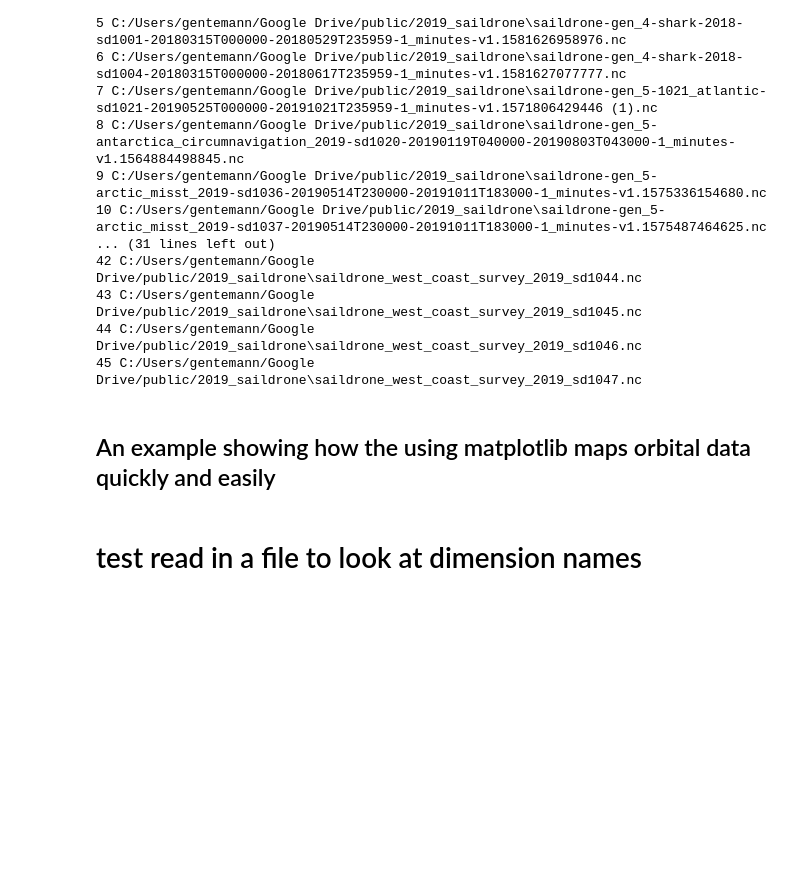
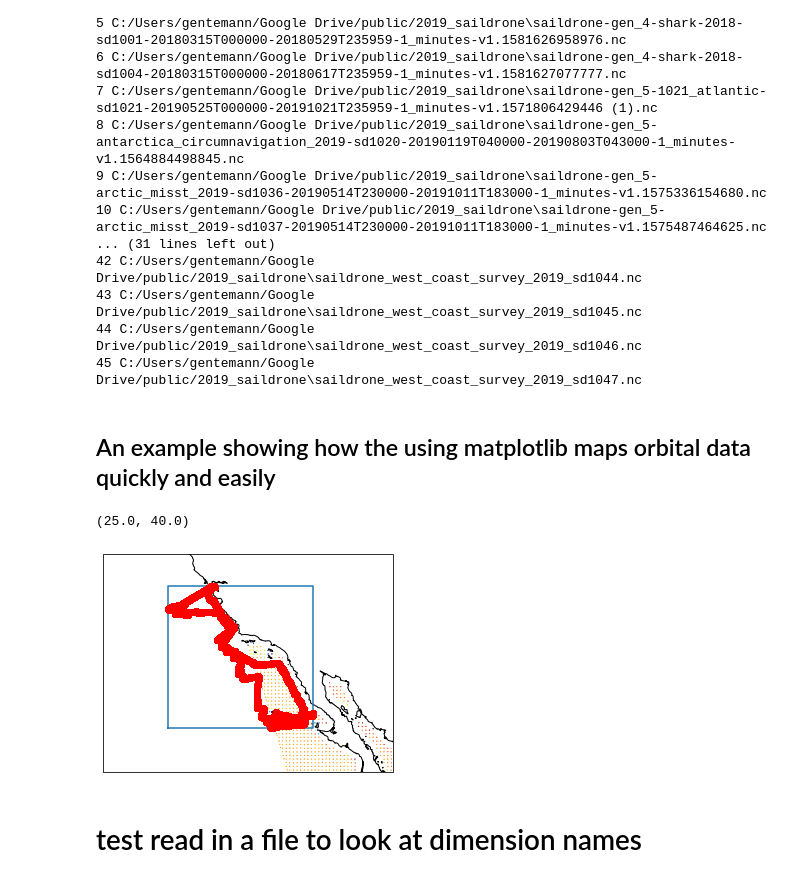
Before and after one commit to cgentemann/salinity, a Jupyter notebook: All_saildrone_collocate_with_sss.ipynb, the cells around one changed output. Saved outputs shown, nothing was run; the diff lists cells and outputs as text; code cells hidden in the pictures; blank space fills up the shorter version.

```diff
--- a/All_saildrone_collocate_with_sss.ipynb
+++ b/All_saildrone_collocate_with_sss.ipynb
@@ -64,22 +66,26 @@ number of file: 46
 # %%
 adir = 'C:/Users/gentemann/Google Drive/public/2019_saildrone/'
-ds_usv = data_dict['saildrone_west_coast_survey_2019_sd1047']
-file = 'F:/data/sat_data/smap/SSS/L2/JPL/V4.3/2016/002/SMAP_L2B_SSS_04909_20160102T044855_R16010_V4.3.h5'
-#file = 'F:/data/sat_data/smap/SSS/L2/RSS/V3/40km/2018/115/RSS_SMAP_SSS_L2C_40km_r17250_20180425T004136_2018115_FNL_V03.0.nc'
+ds_usv = xr.open_dataset(files[4]).rename({'latitude':'lat','longitude':'lon'})
+#file = 'F:/data/sat_data/smap/SSS/L2/JPL/V4.3/2016/002/SMAP_L2B_SSS_04909_20160102T044855_R16010_V4.3.h5'
+file = 'F:/data/sat_data/smap/SSS/L2/RSS/V3/40km/2018/115/RSS_SMAP_SSS_L2C_40km_r17250_20180425T004136_2018115_FNL_V03.0.nc'
 ds = xr.open_dataset(file)
 ds.close()
 x = ds.cellon.data
 y = ds.cellat.data
 z = ds.sss_smap.data
 ax = plt.axes(projection=ccrs.PlateCarree())
 cs1 = ax.scatter(x, y, s=1.0, c=z, edgecolor='none', cmap='jet')
 minlon,maxlon,minlat,maxlat = ds_usv.lon.min().data,ds_usv.lon.max().data,ds_usv.lat.min().data,ds_usv.lat.max().data
 ax.plot([minlon,maxlon,maxlon,minlon,minlon],[minlat,minlat,maxlat,maxlat,minlat])
 #ax.plot(ds.cellon[jj,ii],ds.cellat[jj,ii,0],'b*')
-ax.plot(ds_usv.lon[1000],ds_usv.lat[1000],'ro')
+#ax.plot(ds_usv.lon[1000],ds_usv.lat[1000],'ro')
+ax.plot(ds_usv.lon,ds_usv.lat,'ro')
 ax.coastlines()
 ax.set_xlim(-130,-110)
 ax.set_ylim(25,40)
+# %% [output]
+(25.0, 40.0)
+[figure, added]
 # %% [markdown]
 # test read in a file to look at dimension names
 # %%
```
Also changed, not shown: parts of 4 cells of this notebook.
